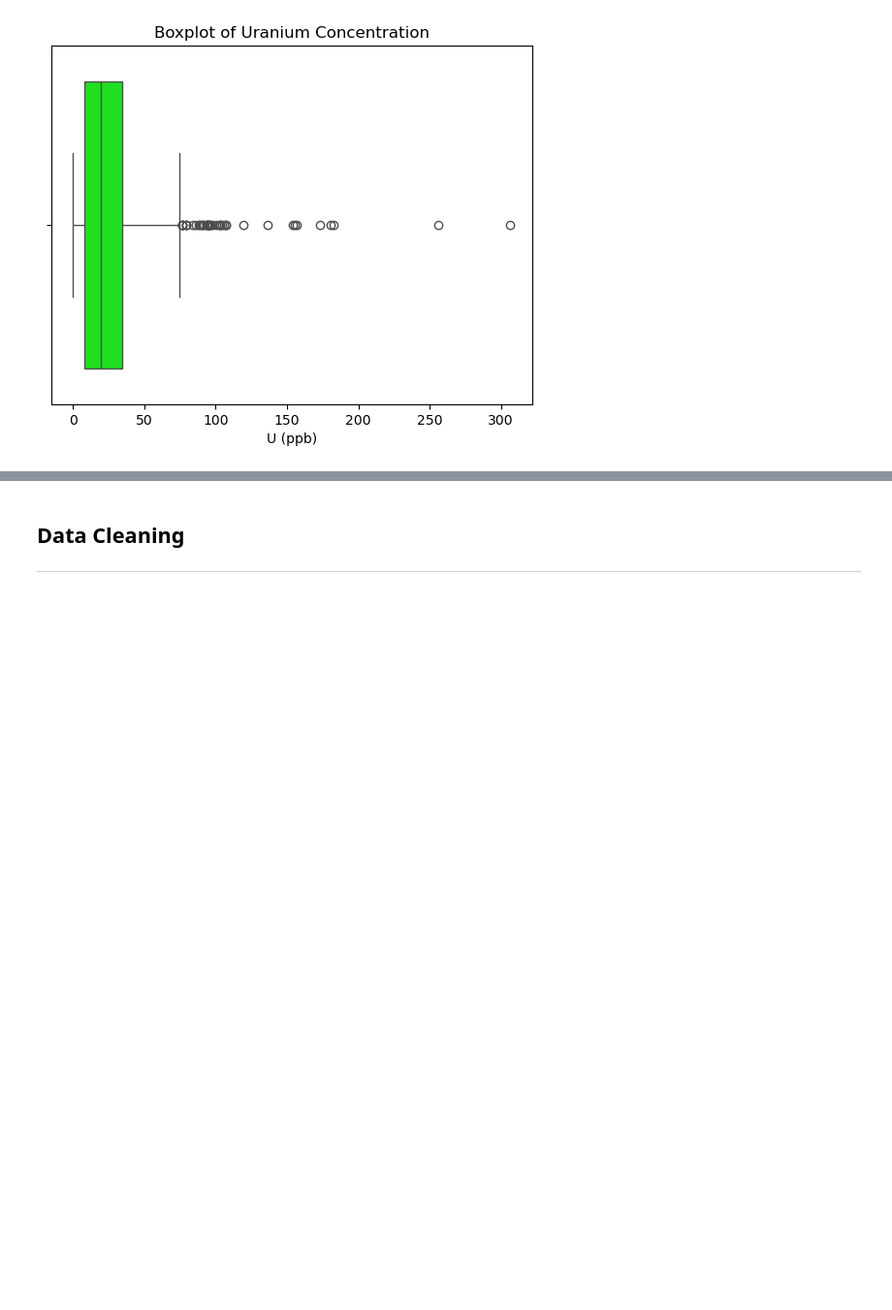
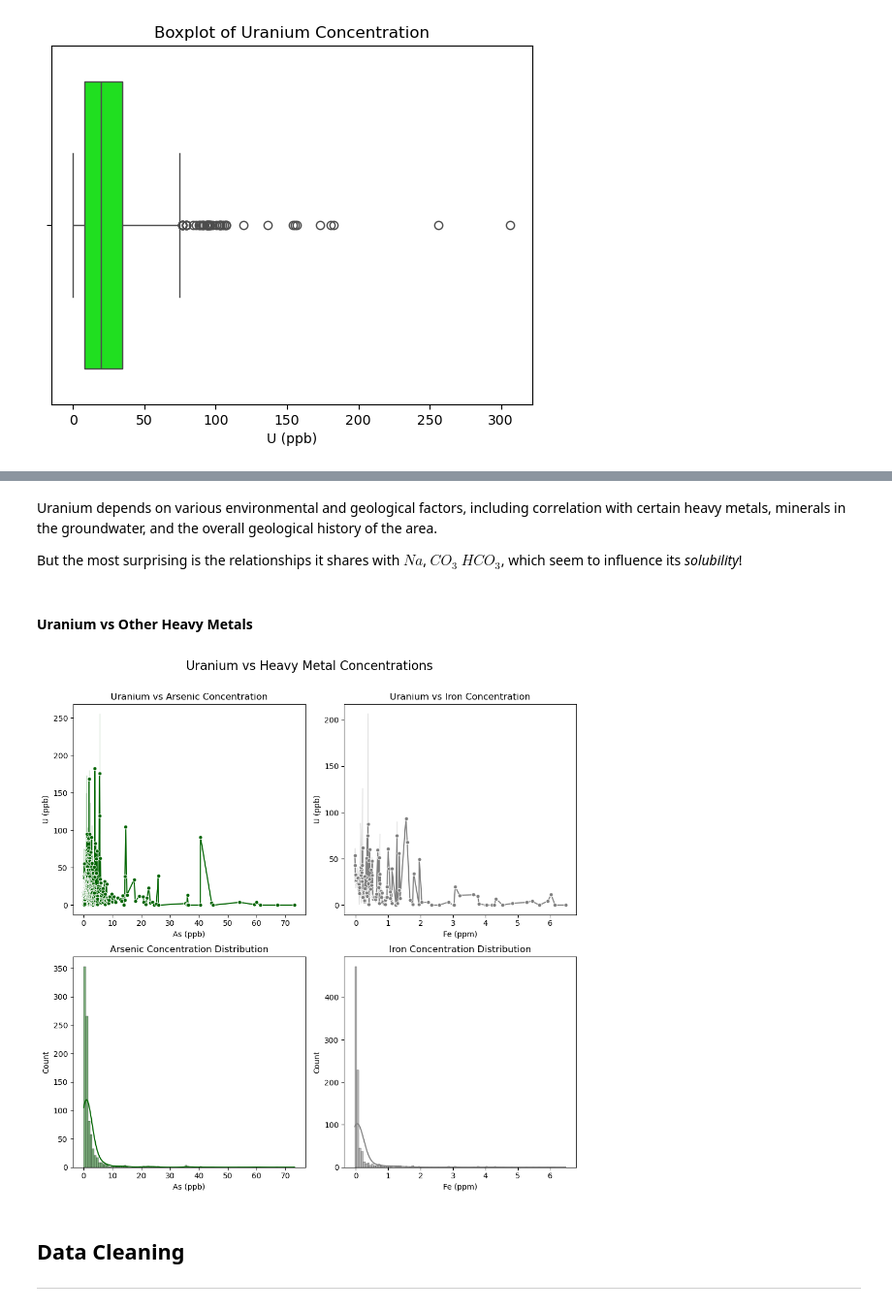
Before and after one commit to ikabrain/uranium-punjab-analysis, a Jupyter notebook: micro-study-2/relation.ipynb, the cells around one changed output, grey strips where cells are left out. Shown at 97% size. Saved outputs shown, nothing was run; the diff lists cells and outputs as text; code cells hidden in the pictures; blank space fills up the shorter version.

```diff
--- a/micro-study-2/relation.ipynb
+++ b/micro-study-2/relation.ipynb
@@ -110,3 +118,38 @@ plt.show()
+# %% [markdown]
+Uranium depends on various environmental and geological factors, including correlation with certain heavy metals, minerals in the groundwater, and the overall geological history of the area.
+
+But the most surprising is the relationships it shares with $Na$, $CO_3$ $HCO_3$, which seem to influence its *solubility*!
+# %% [markdown]
+#### Uranium vs Other Heavy Metals
+# %%
+# Defining the heavy metals
+
+heavy_metals = {
+    "Arsenic": "As (ppb)",
+    "Iron": "Fe (ppm)"
+}
+# %%
+# Making Linear Plot comparing with Uranium
+
+plt.figure(figsize=(5*2, 5*len(heavy_metals)))
+plt.suptitle("Uranium vs Heavy Metal Concentrations", fontsize=16)
+
+for i, (elem_name, elem_col) in enumerate(heavy_metals.items(), start=1):
+    plt.subplot(2, len(heavy_metals), i)
+    sns.lineplot(data=df, x=elem_col, y="U (ppb)", color="darkgreen" if elem_name == "Arsenic" else "grey", markers=True, marker="o", markersize=5)
+    plt.title(f"Uranium vs {elem_name} Concentration")
+    plt.xlabel(elem_col)
+    plt.ylabel("U (ppb)")
+
+    plt.subplot(2, len(heavy_metals), i + len(heavy_metals))
+    sns.histplot(data=df, x=elem_col, kde=True, bins=100, color="darkgreen" if elem_name == "Arsenic" else "grey")
+    plt.title(f"{elem_name} Concentration Distribution")
+
+plt.tight_layout()
+plt.subplots_adjust(top=0.9)
+plt.show()
+# %% [output]
+[figure, added]
 # %% [markdown]
 ## Data Cleaning
 ---
```
Also changed, not shown: parts of 3 cells of this notebook.
